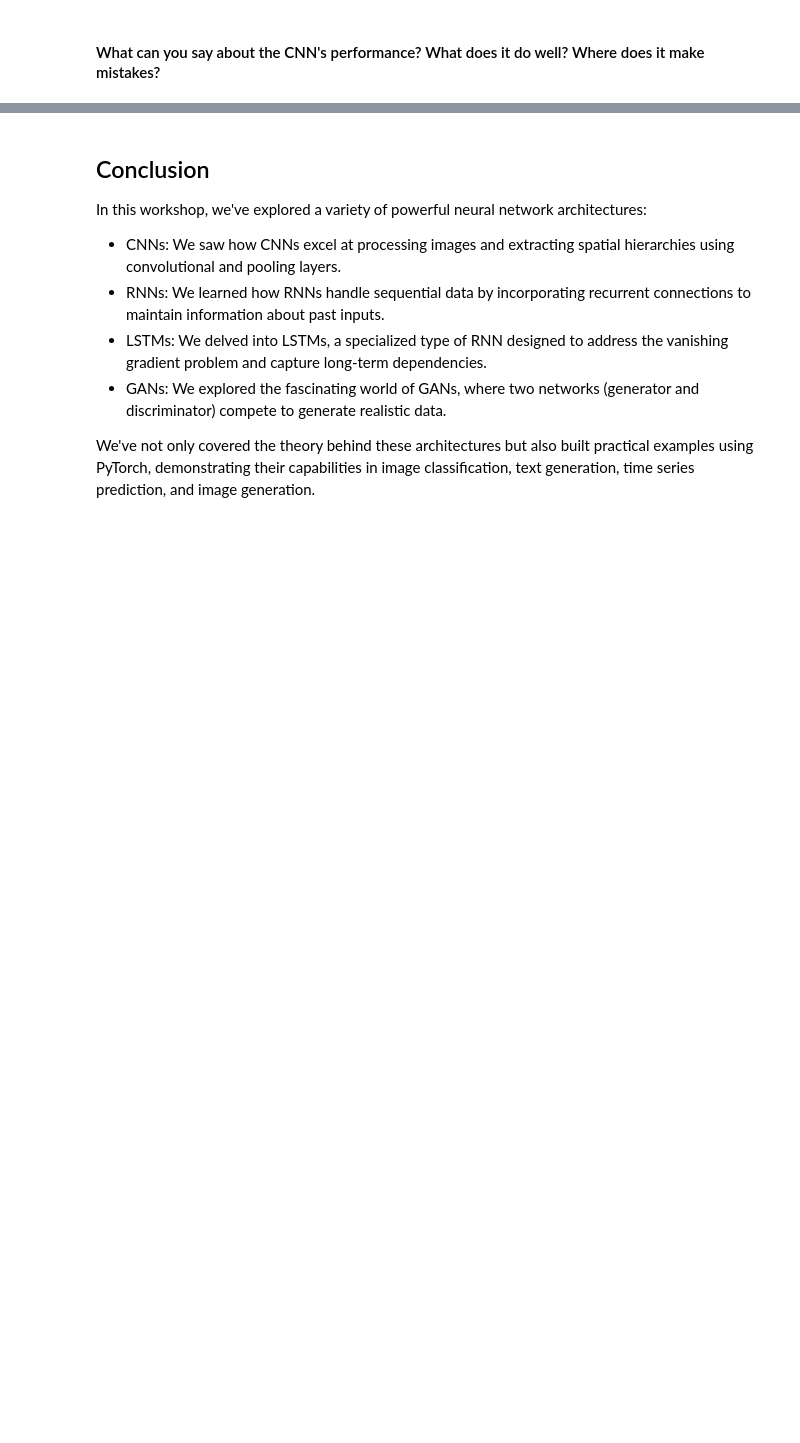
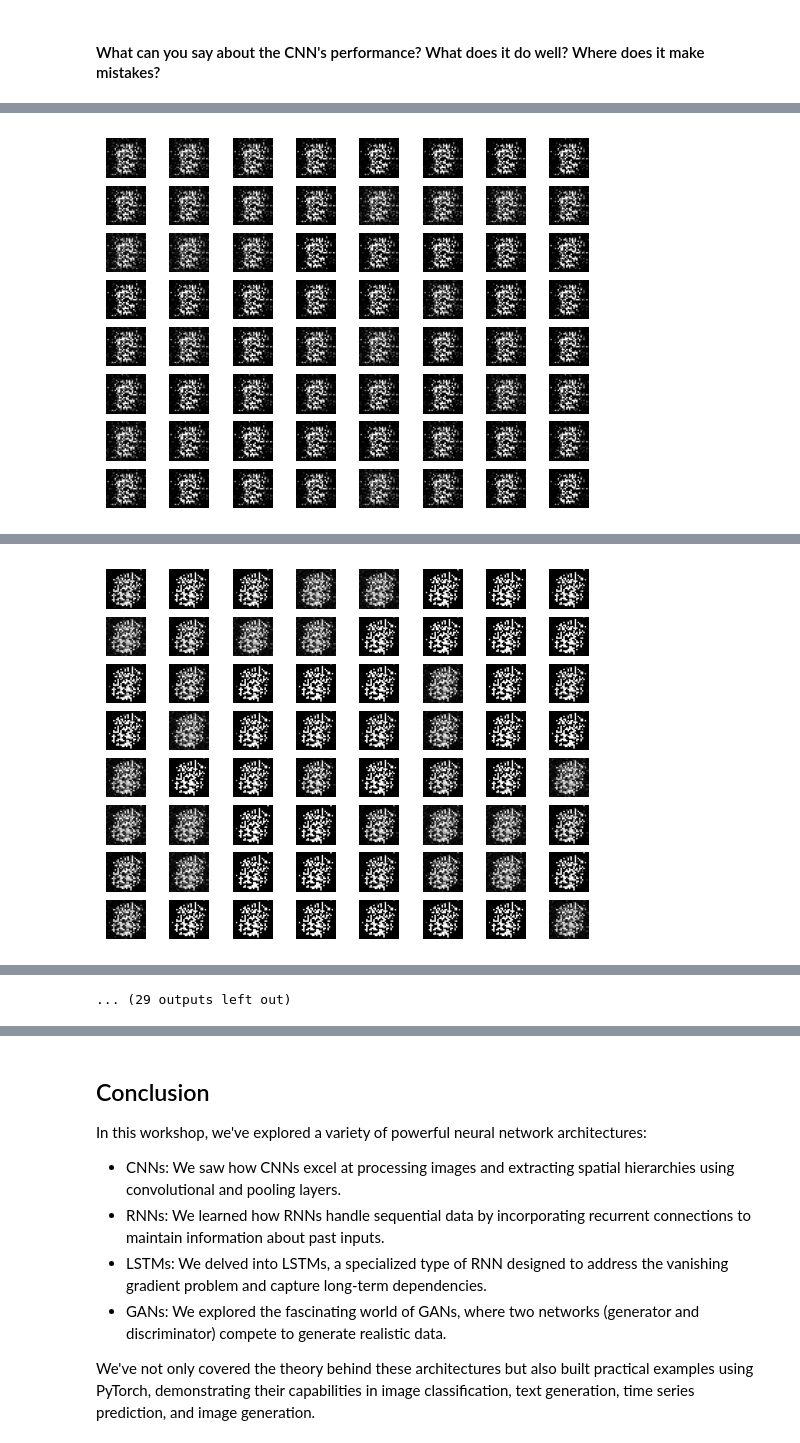
Before and after one commit to irinalazar1/course-material, a Jupyter notebook: notebooks/03_nn_architectures.ipynb, the cells around one changed output, grey strips where cells are left out. Saved outputs shown, nothing was run; the diff lists cells and outputs as text; code cells hidden in the pictures; blank space fills up the shorter version.

```diff
--- a/notebooks/03_nn_architectures.ipynb
+++ b/notebooks/03_nn_architectures.ipynb
@@ -549,6 +838,9 @@ import torch.nn as nn
 import torch.optim as optim
 from torchvision import datasets, transforms
 import matplotlib.pyplot as plt
+
+device = torch.device("cuda" if torch.cuda.is_available() else "cpu")
+print(f"Using device: {device}")
 
 # Load MNIST dataset
 transform = transforms.Compose([
@@ -595,12 +887,16 @@ class Discriminator(nn.Module):
 # Hyperparameters
 latent_dim = 100
 image_size = 28 * 28
-learning_rate = 0.0002
-epochs = 200
+learning_rate = 0.0005
+epochs = 20
 
 # Initialize Generator and Discriminator
 generator = Generator(latent_dim, image_size)
 discriminator = Discriminator(image_size)
+
+# move to device (gpu)
+generator = Generator(latent_dim, image_size).to(device)
+discriminator = Discriminator(image_size).to(device)
 
 # Optimizers
 optimizer_G = optim.Adam(generator.parameters(), lr=learning_rate)
@@ -613,17 +909,17 @@ criterion = nn.BCELoss()
 for epoch in range(epochs):
     for i, (images, _) in enumerate(trainloader):
         # Adversarial ground truths
-        real_labels = torch.ones(images.size(0), 1)
-        fake_labels = torch.zeros(images.size(0), 1)
+        real_labels = torch.ones(images.size(0), 1).to(device)
+        fake_labels = torch.zeros(images.size(0), 1).to(device)
 
         # Train Discriminator
         discriminator.zero_grad()
-        real_images = images.view(images.size(0), -1)
+        real_images = images.view(images.size(0), -1).to(device)
         real_outputs = discriminator(real_images)
         d_loss_real = criterion(real_outputs, real_labels)
         d_loss_real.backward()
 
-        noise = torch.randn(images.size(0), latent_dim)
+        noise = torch.randn(images.size(0), latent_dim).to(device)
         fake_images = generator(noise)
         fake_outputs = discriminator(fake_images.detach())
         d_loss_fake = criterion(fake_outputs, fake_labels)
@@ -644,8 +940,8 @@ for epoch in range(epochs):
 
     # Generate and visualize some images (simplified for brevity)
     with torch.no_grad():
-        noise = torch.randn(64, latent_dim)
-        generated_images = generator(noise).view(64, 1, 28, 28)
+        noise = torch.randn(64, latent_dim).to(device)
+        generated_images = generator(noise).view(64, 1, 28, 28).cpu()  # Move back to CPU for plotting
         for i in range(8):
             for j in range(8):
                 plt.subplot(8, 8, i * 8 + j + 1)
@@ -654,3 +950,4 @@ for epoch in range(epochs):
         plt.show()
 
 print('Finished Training')
+# %% [output]
@@ -656,0 +960 @@ print('Finished Training')
+[figure, added]
@@ -656,0 +966 @@ print('Finished Training')
+[figure, added]
@@ -656,0 +991 @@ print('Finished Training')
+... (29 outputs left out)
```
Also changed, not shown: parts of 16 cells of this notebook.
